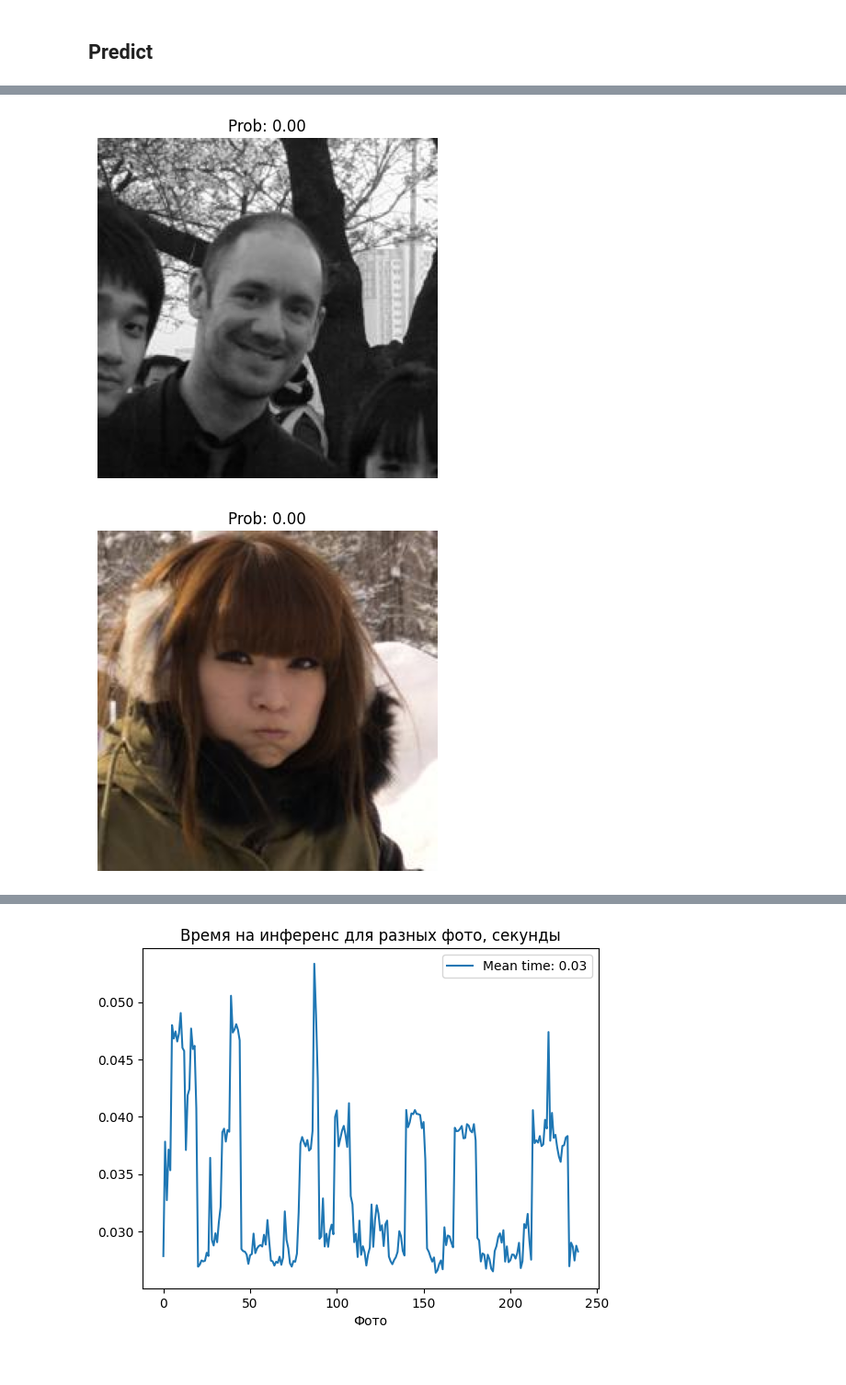
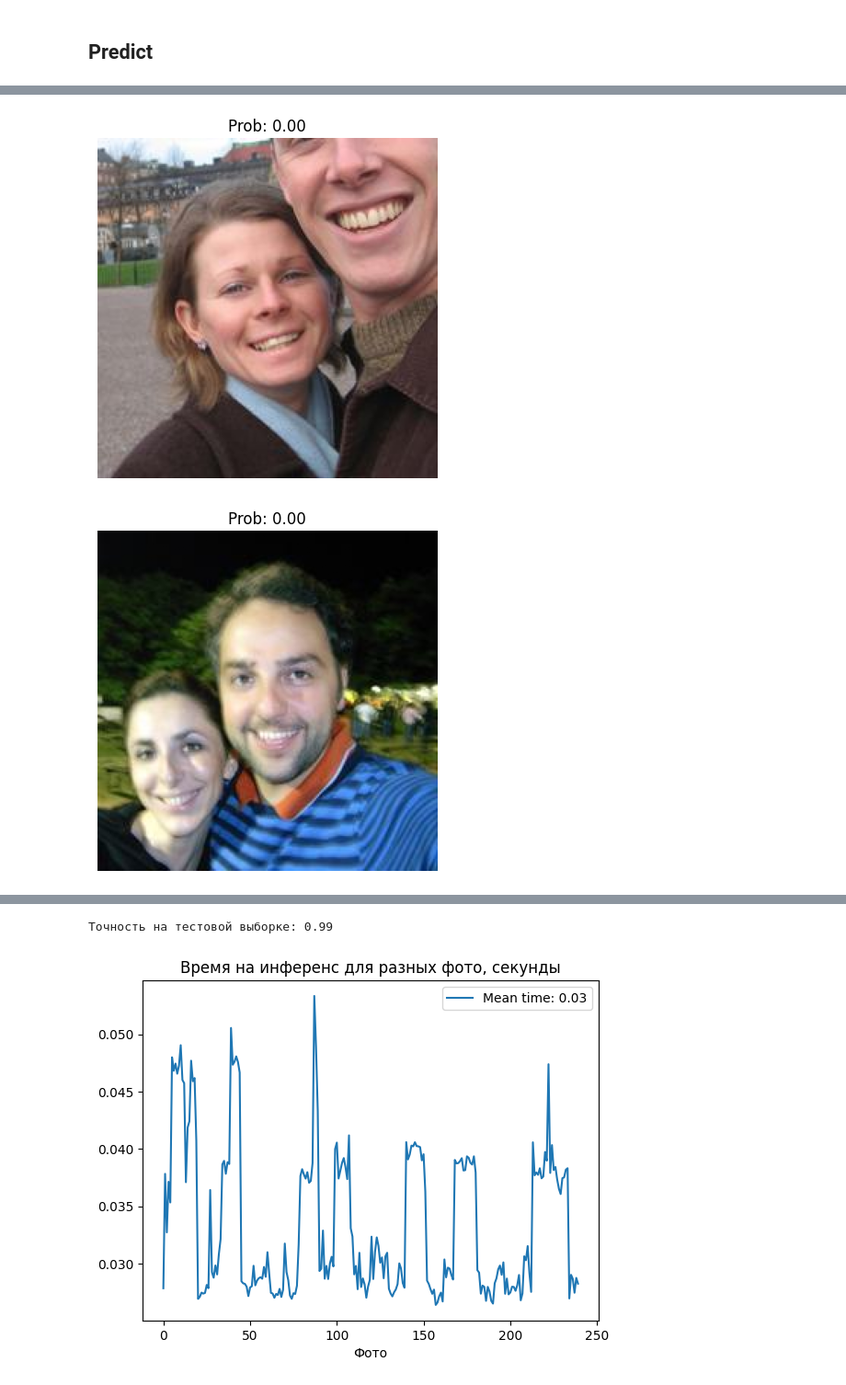
Before and after one commit to AndBoyS/hse-ml-nis, a Jupyter notebook: notebooks/Experiments.ipynb, the cells around one changed output, grey strips where cells are left out. Shown at 92% size. Cells and saved outputs as stored; diff of their text form; code cells hidden in the pictures.

```diff
--- a/notebooks/Experiments.ipynb
+++ b/notebooks/Experiments.ipynb
@@ -110,6 +110,8 @@ model = GlassProbaPredictorTrained.load_from_checkpoint(
 model.eval()
 
 num_photos_to_show = 10
+preds = []
+labels = []
 pred_times = []
 
 for i, batch in enumerate(test_loader):
@@ -121,12 +123,16 @@ for i, batch in enumerate(test_loader):
     with torch.no_grad():
         prob, pred_time = timed_predict(model, batch['image'])
 
+    preds.append(prob > 0.5)
+    labels.append(batch['label'].item())
     pred_times.append(pred_time)
 
-    if i < num_photos_to_show:
+    is_wrong = preds[-1] != labels[-1]
+
+    if i < num_photos_to_show or is_wrong:
 
         plt.imshow(im)
-        plt.title(f'Prob: {prob:.2f}')
+        plt.title(f'Prob: {prob:.2f}', color='red' if is_wrong else 'black')
         plt.axis('off')
         plt.show()
 # %% [output]
@@ -134,2 +140,2 @@ for i, batch in enumerate(test_loader):
-[figure, old version]
+[figure, new version]
-[figure, old version]
+[figure, new version]
@@ -143,3 +151,8 @@ for i, batch in enumerate(test_loader):
+# %%
+acc = (np.array(preds) == np.array(labels)).mean()
+print(f'Точность на тестовой выборке: {acc:.2f}')
+# %% [output]
+Точность на тестовой выборке: 0.99
 # %%
 mean_pred_time = np.mean(pred_time)
 
```
Also changed, not shown: parts of 1 cell of this notebook.
